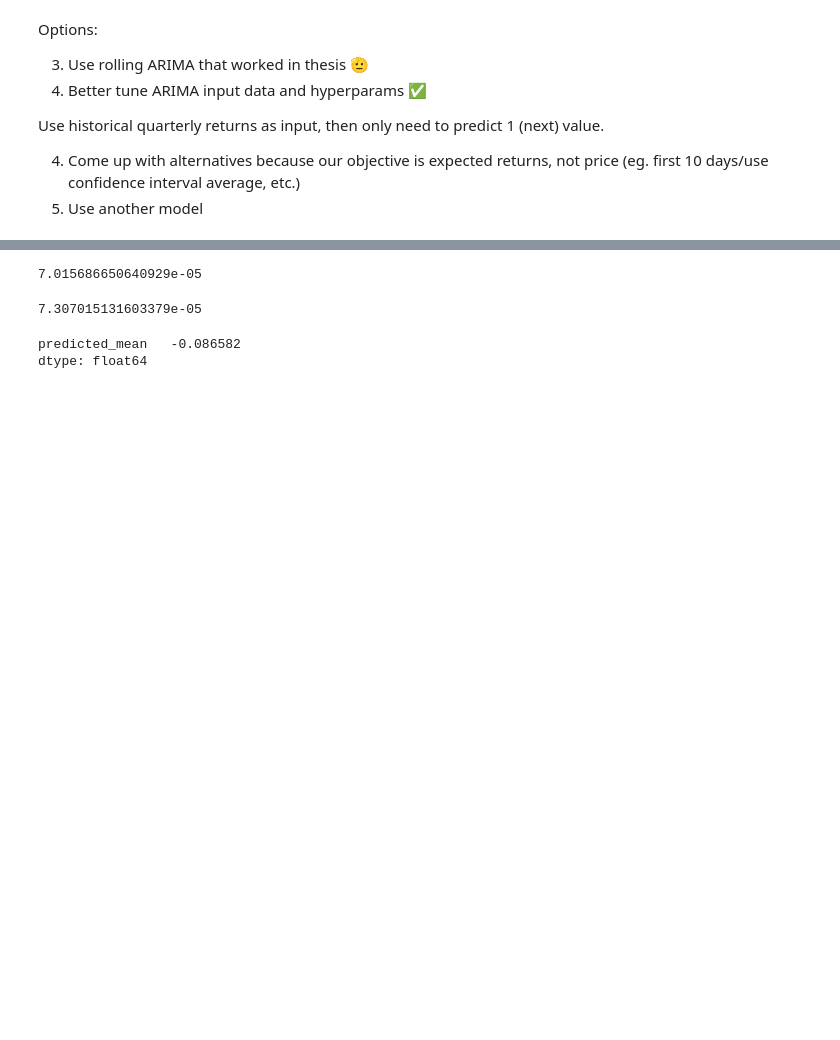
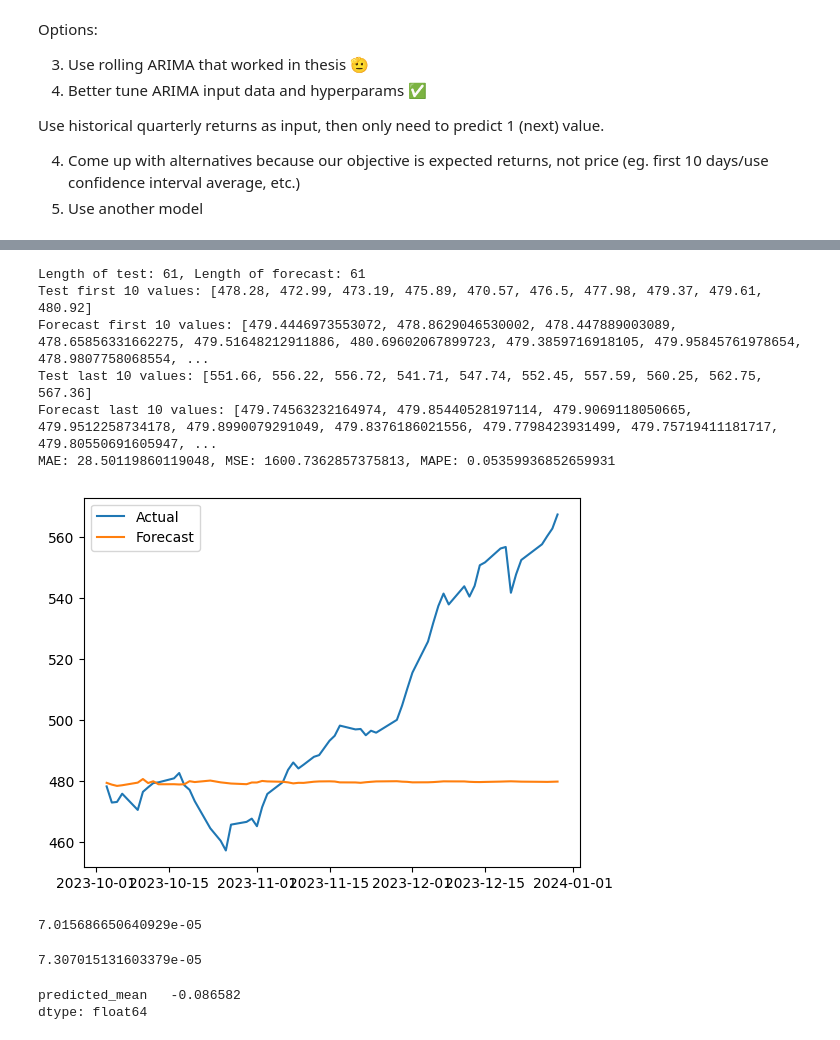
Before and after one commit to pagar22/laxmi-chit-fund, a Jupyter notebook: notebooks/arima.ipynb, the cells around one changed output, grey strips where cells are left out. Drawn from its saved outputs; the diff is of its cells as text; code cells hidden in the pictures; blank space fills up the shorter version.

```diff
--- a/notebooks/arima.ipynb
+++ b/notebooks/arima.ipynb
@@ -73,3 +74,31 @@ plt.show()
+# %%
+test = list(df_actual["close"].values)
+forecast = list(forecast)
+
+print(f"Length of test: {len(test)}, Length of forecast: {len(forecast)}")
+
+print("Test first 10 values:", test[:10])
+print("Forecast first 10 values:", forecast[:10])
+print("Test last 10 values:", test[-10:])
+print("Forecast last 10 values:", forecast[-10:])
+
+mae = mean_absolute_error(test, forecast)
+mse = mean_squared_error(test, forecast)
+mape = mean_absolute_percentage_error(test, forecast)
+print(f"MAE: {mae}, MSE: {mse}, MAPE: {mape}")
+
+plt.plot(df_actual.index, test, label='Actual')
+plt.plot(df_actual.index, forecast, label='Forecast')
+plt.legend()
+plt.show()
+# %% [output]
+Length of test: 61, Length of forecast: 61
+Test first 10 values: [478.28, 472.99, 473.19, 475.89, 470.57, 476.5, 477.98, 479.37, 479.61, 480.92]
+Forecast first 10 values: [479.4446973553072, 478.8629046530002, 478.447889003089, 478.65856331662275, 479.51648212911886, 480.69602067899723, 479.3859716918105, 479.95845761978654, 478.9807758068554, ...
+Test last 10 values: [551.66, 556.22, 556.72, 541.71, 547.74, 552.45, 557.59, 560.25, 562.75, 567.36]
+Forecast last 10 values: [479.74563232164974, 479.85440528197114, 479.9069118050665, 479.9512258734178, 479.8990079291049, 479.8376186021556, 479.7798423931499, 479.75719411181717, 479.80550691605947, ...
+MAE: 28.50119860119048, MSE: 1600.7362857375813, MAPE: 0.05359936852659931
+[figure, added]
 # %%
 import pandas as pd
 from statsmodels.tsa.arima.model import ARIMA
```
Also changed, not shown: parts of 6 cells of this notebook, 2 other files.
